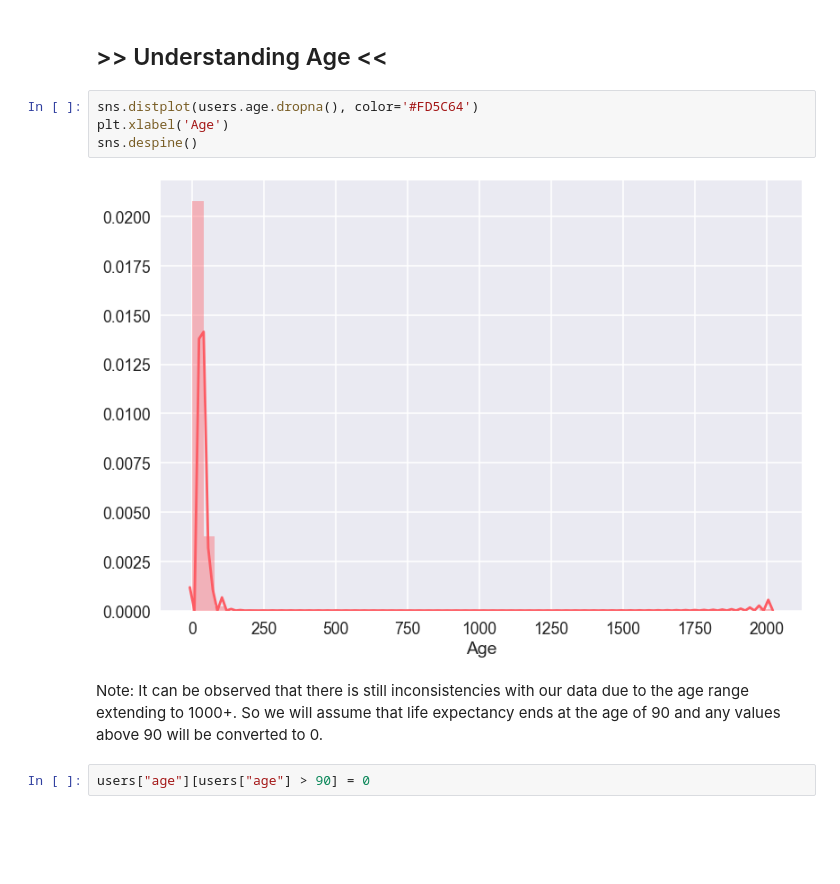
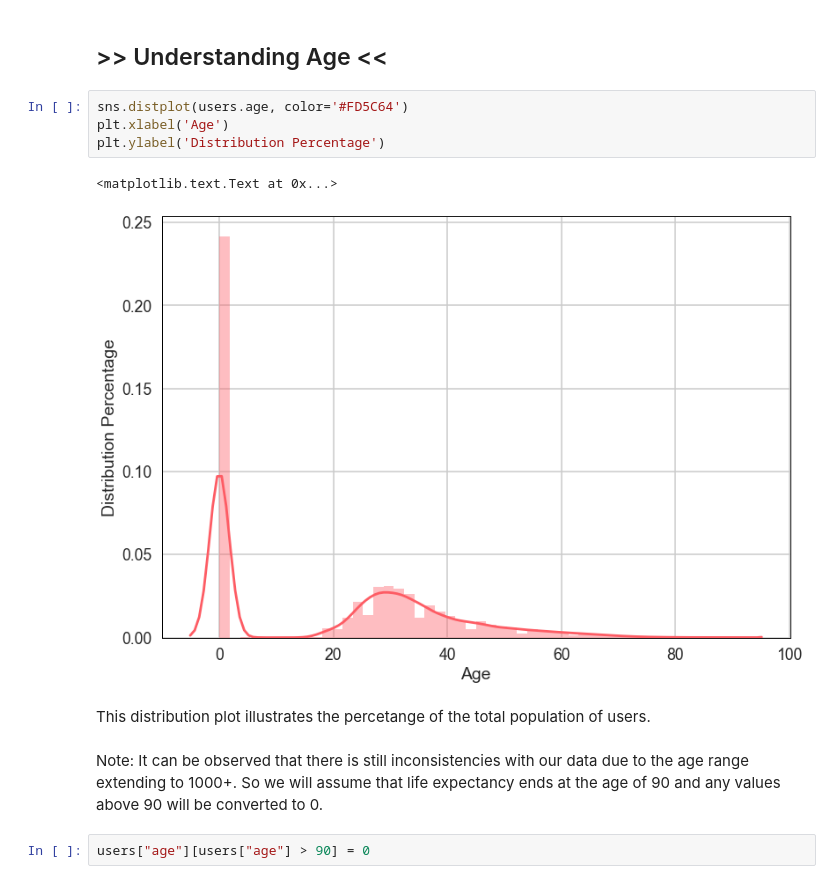
Before and after one commit to ttran48/Airbnb-Predictive-Analysis, a Jupyter notebook: Airbnb New User Bookings.ipynb, the cells around one changed output. Drawn from its saved outputs; the diff is of its cells as text; blank space fills up the shorter version.

```diff
--- a/Airbnb New User Bookings.ipynb
+++ b/Airbnb New User Bookings.ipynb
@@ -243,12 +256,16 @@ We believe that these unseen characteristics(age, gender, timestamp first active
 # %% [markdown]
 ## >> Understanding Age <<
 # %%
-sns.distplot(users.age.dropna(), color='#FD5C64')
+sns.distplot(users.age, color='#FD5C64')
 plt.xlabel('Age')
-sns.despine()
+plt.ylabel('Distribution Percentage')
 # %% [output]
+<matplotlib.text.Text at 0x...>
-[figure, old version]
+[figure, new version]
 # %% [markdown]
+This distribution plot illustrates the percetange of the total population of users.
+<br>
+<br>
 Note: It can be observed that there is still inconsistencies with our data due to the age range extending to 1000+. So we will assume that life expectancy ends at the age of 90 and any values above 90 will be converted to 0.
 # %%
 users["age"][users["age"] > 90] = 0
```
Also changed, not shown: parts of 26 cells of this notebook.
